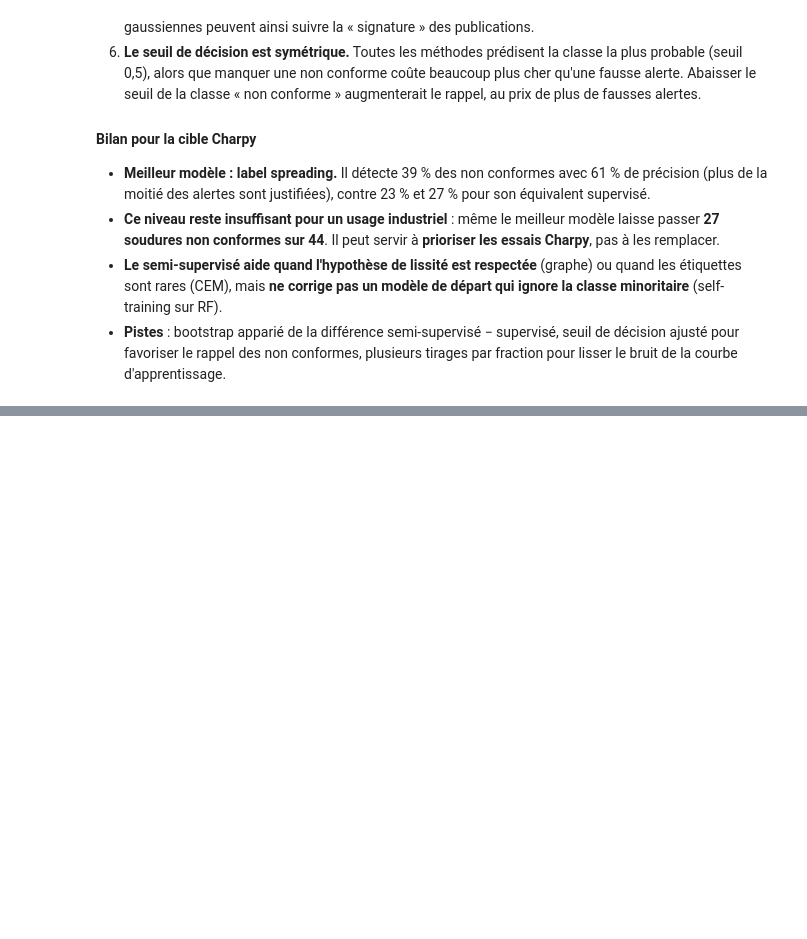
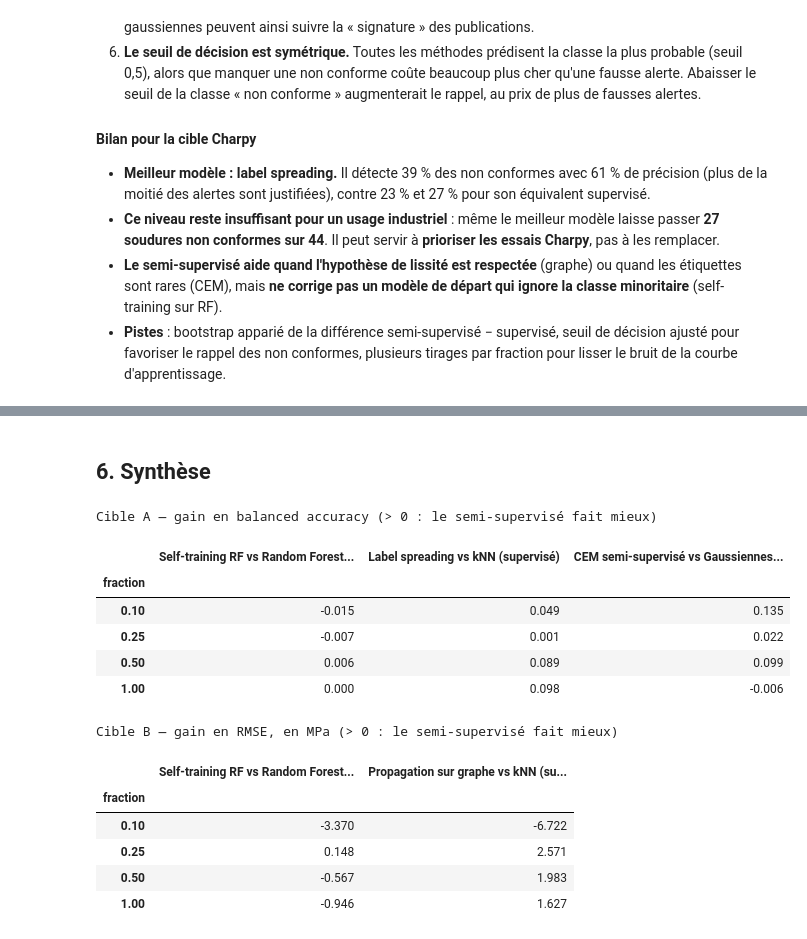
Before and after one commit to marilynehu25/Soudure-d-acier, a Jupyter notebook: 2. Analyses/4. Apprentissage semi supervisé.ipynb, the cells around one changed output, grey strips where cells are left out. Drawn from its saved outputs; the diff is of its cells as text; code cells hidden in the pictures; blank space fills up the shorter version.

Commit message:
cible B version non finale

```diff
--- a/2. Analyses/4. Apprentissage semi supervisé.ipynb
+++ b/2. Analyses/4. Apprentissage semi supervisé.ipynb
@@ -587,0 +641,32 @@ plt.tight_layout(); savefig("confusion_charpy"); plt.show()
+# %% [markdown]
+## 6. Synthèse
+# %%
+def gain_table(preds, scorer, pairs, metric, higher_is_better):
+    '''Gain du semi-supervisé sur son équivalent supervisé, par fraction d'étiquettes (prédictions regroupées).'''
+    piv = pooled_scores(preds, scorer).pivot(index="fraction", columns="méthode", values=metric)
+    sign = 1 if higher_is_better else -1
+    return pd.DataFrame({f"{semi} vs {sup}": sign * (piv[semi] - piv[sup]) for sup, semi in pairs}).round(3)
+
+print("Cible A — gain en balanced accuracy (> 0 : le semi-supervisé fait mieux)")
+display(gain_table(pred_A, classification_scores, [("Random Forest (supervisé)", "Self-training RF"),
+                           ("kNN (supervisé)", "Label spreading"),
+                           ("Gaussiennes (supervisé)", "CEM semi-supervisé")], "balanced_accuracy", True))
+
+print("Cible B — gain en RMSE, en MPa (> 0 : le semi-supervisé fait mieux)")
+display(gain_table(pred_B, regression_scores, [("Random Forest (supervisé)", "Self-training RF"),
+                           ("kNN (supervisé)", "Propagation sur graphe")], "RMSE", False))
+# %% [output]
+Cible A — gain en balanced accuracy (> 0 : le semi-supervisé fait mieux)
+|  | Self-training RF vs Random Forest... | Label spreading vs kNN (supervisé) | CEM semi-supervisé vs Gaussiennes... |
+| fraction |  |  |  |
+| 0.10 | -0.015 | 0.049 | 0.135 |
+| 0.25 | -0.007 | 0.001 | 0.022 |
+| 0.50 | 0.006 | 0.089 | 0.099 |
+| 1.00 | 0.000 | 0.098 | -0.006 |
+Cible B — gain en RMSE, en MPa (> 0 : le semi-supervisé fait mieux)
+|  | Self-training RF vs Random Forest... | Propagation sur graphe vs kNN (su... |
+| fraction |  |  |
+| 0.10 | -3.370 | -6.722 |
+| 0.25 | 0.148 | 2.571 |
+| 0.50 | -0.567 | 1.983 |
+| 1.00 | -0.946 | 1.627 |
```
Also changed, not shown: parts of 6 cells of this notebook, 4 other files.
